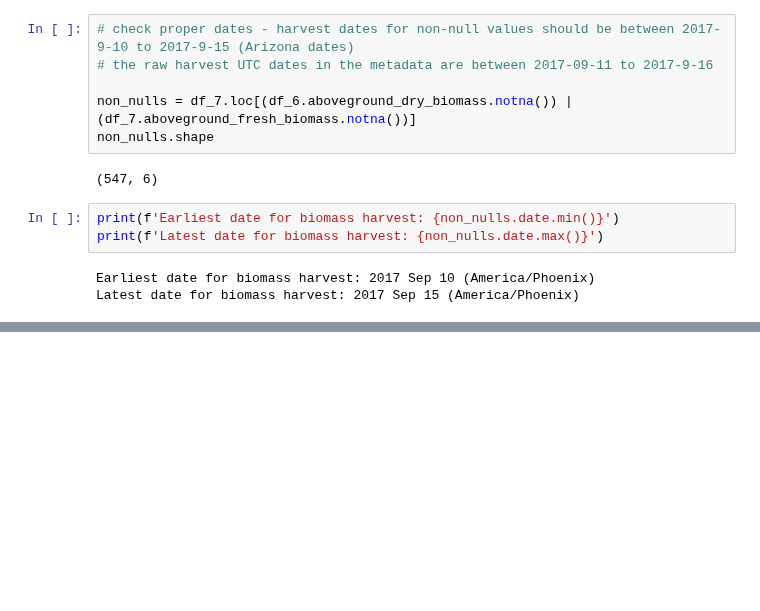
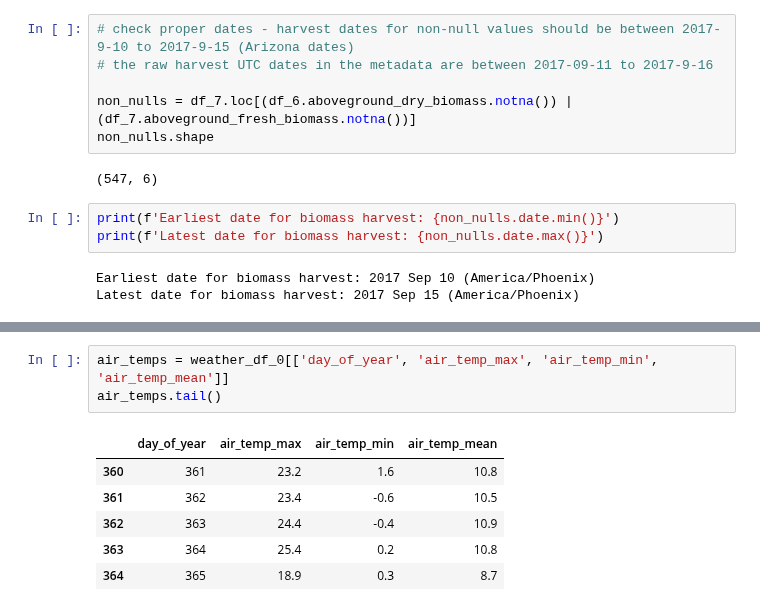
Before and after one commit to genophenoenvo/terraref-datasets, a Jupyter notebook: notebooks/biomass_gdd.ipynb, the cells around one changed output, grey strips where cells are left out. Drawn from its saved outputs; the diff is of its cells as text; blank space fills up the shorter version.

```diff
--- a/notebooks/biomass_gdd.ipynb
+++ b/notebooks/biomass_gdd.ipynb
@@ -292,0 +314,10 @@ Latest date for biomass harvest: 2017 Sep 15 (America/Phoenix)
+# %%
+air_temps = weather_df_0[['day_of_year', 'air_temp_max', 'air_temp_min', 'air_temp_mean']]
+air_temps.tail()
+# %% [output]
+|  | day_of_year | air_temp_max | air_temp_min | air_temp_mean |
+| 360 | 361 | 23.2 | 1.6 | 10.8 |
+| 361 | 362 | 23.4 | -0.6 | 10.5 |
+| 362 | 363 | 24.4 | -0.4 | 10.9 |
+| 363 | 364 | 25.4 | 0.2 | 10.8 |
+| 364 | 365 | 18.9 | 0.3 | 8.7 |
```
Also changed, not shown: parts of 23 cells of this notebook.
